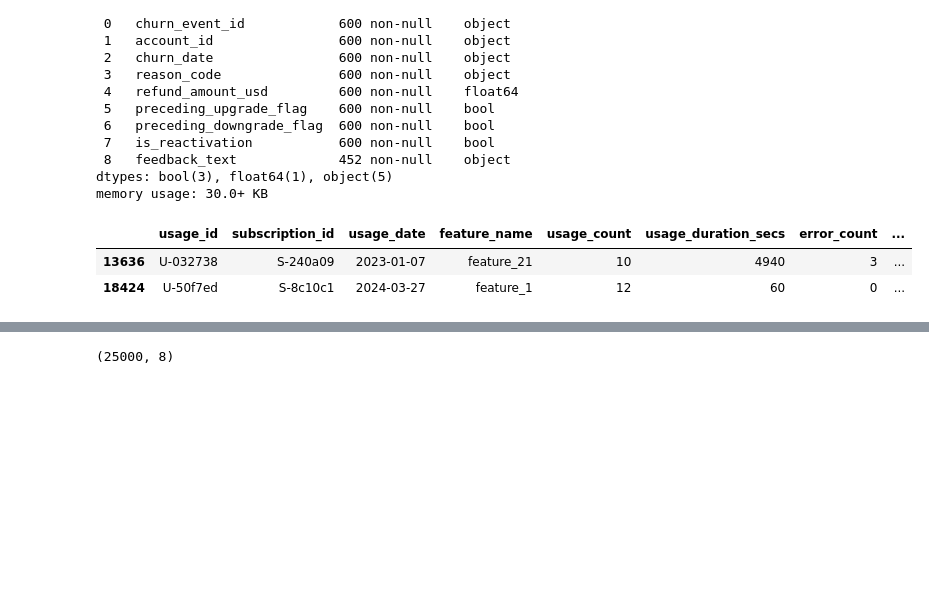
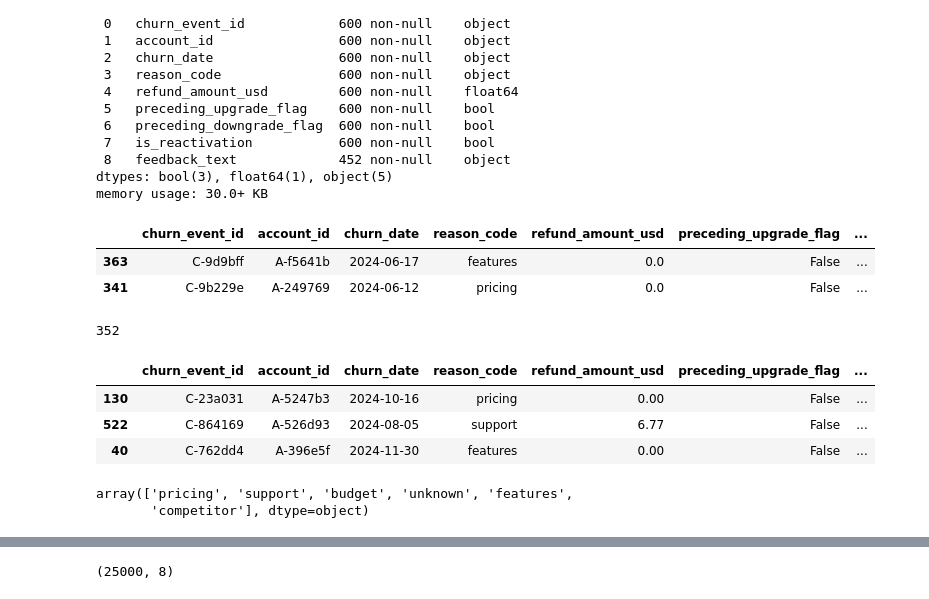
Before and after one commit to ShazanRafi/saas-churn-prediction, a Jupyter notebook: SaaS_Churning_Prediction.ipynb, the cells around one changed output, grey strips where cells are left out. Saved outputs shown, nothing was run; the diff lists cells and outputs as text; code cells hidden in the pictures; blank space fills up the shorter version.

```diff
--- a/SaaS_Churning_Prediction.ipynb
+++ b/SaaS_Churning_Prediction.ipynb
@@ -9,8 +9,8 @@ from sklearn.pipeline import Pipeline
 from sklearn.model_selection import train_test_split
 # %%
 accounts = pd.read_csv('ravenstack_accounts.csv')
-cevents = pd.read_csv('ravenstack_churn_events.csv')
-fusage = pd.read_csv('ravenstack_feature_usage.csv')
+churn_events = pd.read_csv('ravenstack_churn_events.csv')
+feature_usage = pd.read_csv('ravenstack_feature_usage.csv')
 subscription = pd.read_csv('ravenstack_subscriptions.csv')
 support = pd.read_csv('ravenstack_support_tickets.csv')
 # %%
@@ -286,8 +262,12 @@ Data columns (total 9 columns):
 dtypes: bool(3), float64(1), object(5)
 memory usage: 30.0+ KB
 # %%
-fusage.sample(2)
+churn_events.sample(2)
 # %% [output]
-|  | usage_id | subscription_id | usage_date | feature_name | usage_count | usage_duration_secs | error_count | ... |
-| 13636 | U-032738 | S-240a09 | 2023-01-07 | feature_21 | 10 | 4940 | 3 | ... |
-| 18424 | U-50f7ed | S-8c10c1 | 2024-03-27 | feature_1 | 12 | 60 | 0 | ... |
+|  | churn_event_id | account_id | churn_date | reason_code | refund_amount_usd | preceding_upgrade_flag | ... |
+| 363 | C-9d9bff | A-f5641b | 2024-06-17 | features | 0.0 | False | ... |
+| 341 | C-9b229e | A-249769 | 2024-06-12 | pricing | 0.0 | False | ... |
+# %%
+churn_events['account_id'].nunique()
+# %% [output]
+352
@@ -293,0 +285,12 @@ fusage.sample(2)
+# %%
+churn_events.sample(3)
+# %% [output]
+|  | churn_event_id | account_id | churn_date | reason_code | refund_amount_usd | preceding_upgrade_flag | ... |
+| 130 | C-23a031 | A-5247b3 | 2024-10-16 | pricing | 0.00 | False | ... |
+| 522 | C-864169 | A-526d93 | 2024-08-05 | support | 6.77 | False | ... |
+| 40 | C-762dd4 | A-396e5f | 2024-11-30 | features | 0.00 | False | ... |
+# %%
+churn_events['reason_code'].unique()
+# %% [output]
+array(['pricing', 'support', 'budget', 'unknown', 'features',
+       'competitor'], dtype=object)
```
Also changed, not shown: parts of 30 cells of this notebook.
